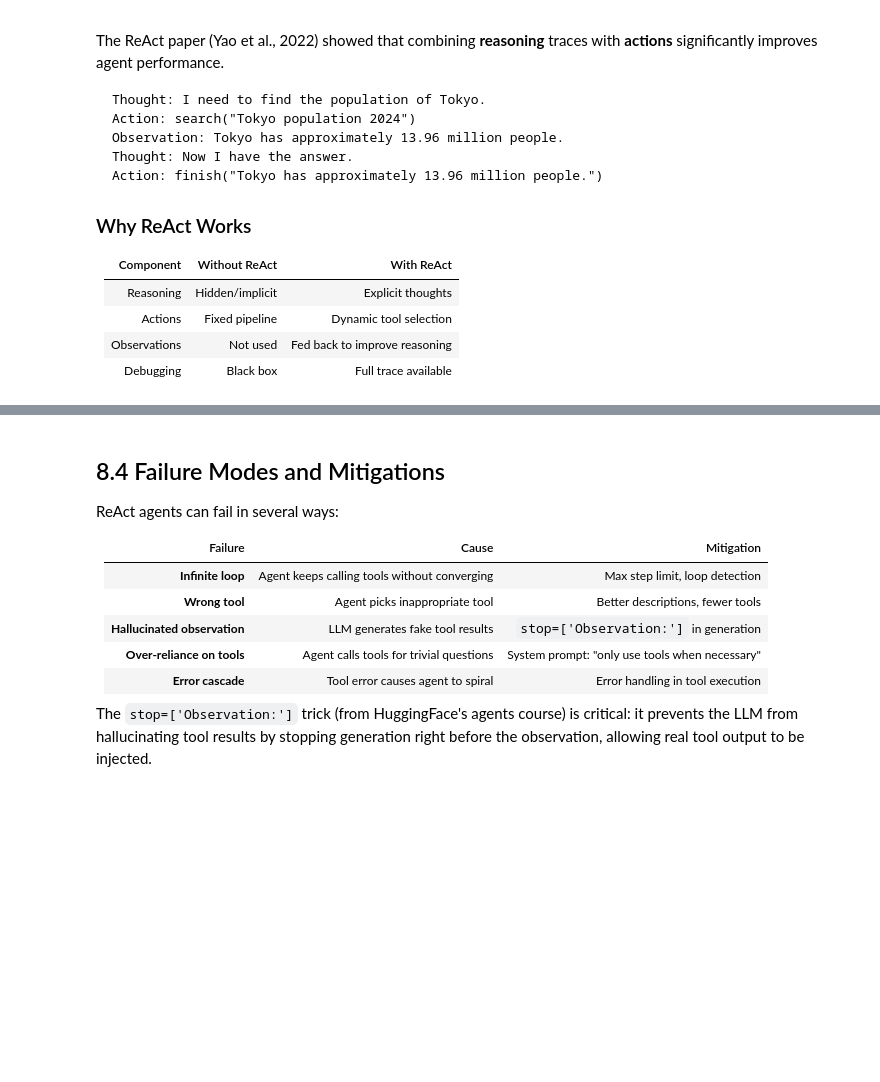
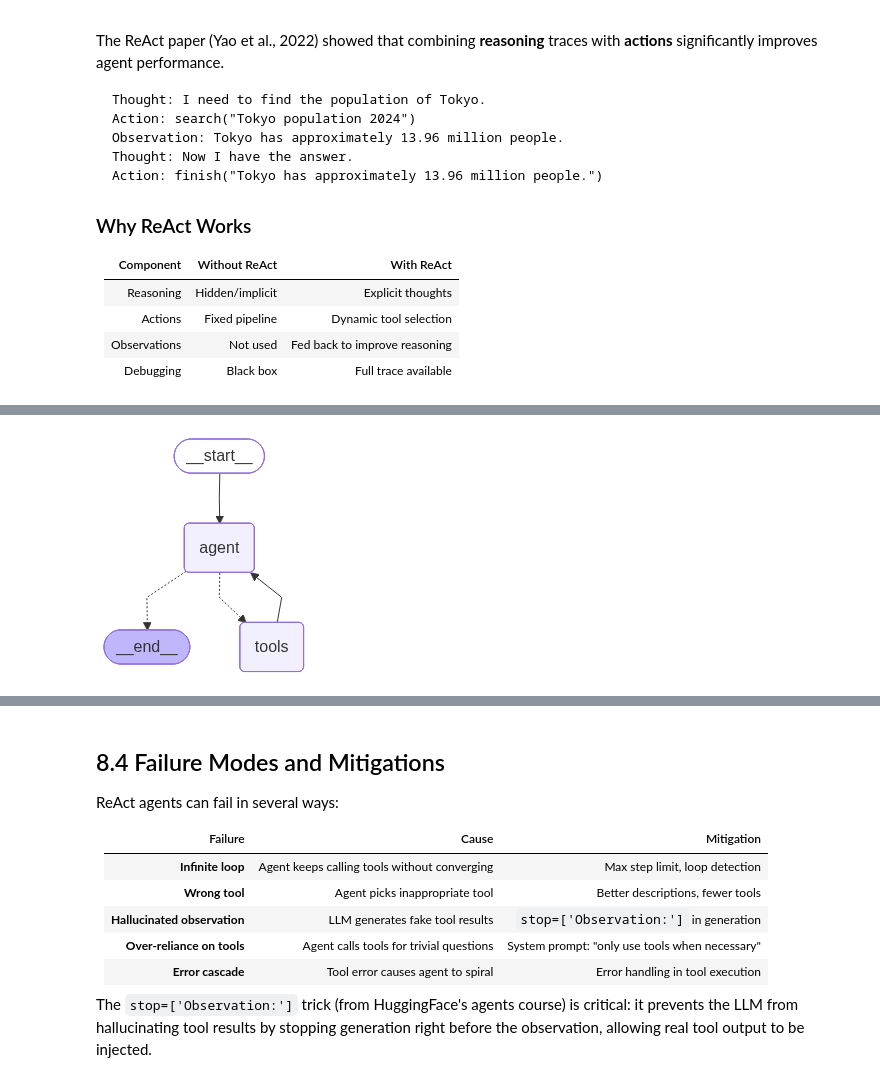
Before and after one commit to pmoschos/ai-for-developers, a Jupyter notebook: ai-part/module_05_agents/08_react_and_tool_using_agents_create_ag.ipynb, the cells around one changed output, grey strips where cells are left out. Cells and saved outputs as stored; diff of their text form; code cells hidden in the pictures; blank space fills up the shorter version.

Commit message:
feat(learning): ReAct single and multi-agent systems

```diff
--- a/ai-part/module_05_agents/08_react_and_tool_using_agents_create_ag.ipynb
+++ b/ai-part/module_05_agents/08_react_and_tool_using_agents_create_ag.ipynb
@@ -72,0 +266,20 @@ LangGraph provides the same pattern with production features: checkpointing, err
+# %%
+# Run the ReAct agent and inspect the trace
+config = {'configurable': {'thread_id': 'react-demo-1'}}
+
+result = react_app.invoke(
+    {'messages': [HumanMessage(content='What is sqrt(625) * 4, and what is the Singleton pattern?')]},
+    config=config
+)
+
+# Print full trace
+print('=== FULL AGENT TRACE ===')
+for i, msg in enumerate(result['messages']):
+    role = msg.__class__.__name__
+    if hasattr(msg, 'tool_calls') and msg.tool_calls:
+        for tc in msg.tool_calls:
+            print(f'  Step {i}: 🔧 {tc["name"]}({tc["args"]})')
+    elif isinstance(msg, ToolMessage):
+        print(f'  Step {i}: 👁️ Observation: {msg.content}')
+    elif hasattr(msg, 'content') and msg.content:
+        print(f'  Step {i}: {role}: {msg.content}')
@@ -72,0 +365,6 @@ LangGraph provides the same pattern with production features: checkpointing, err
+# %%
+from IPython.display import Image, display
+
+display(Image(react_app_lang.get_graph().draw_mermaid_png()))
+# %% [output]
+[figure, added]
```
Also changed, not shown: parts of 11 cells of this notebook, 3 other files.
